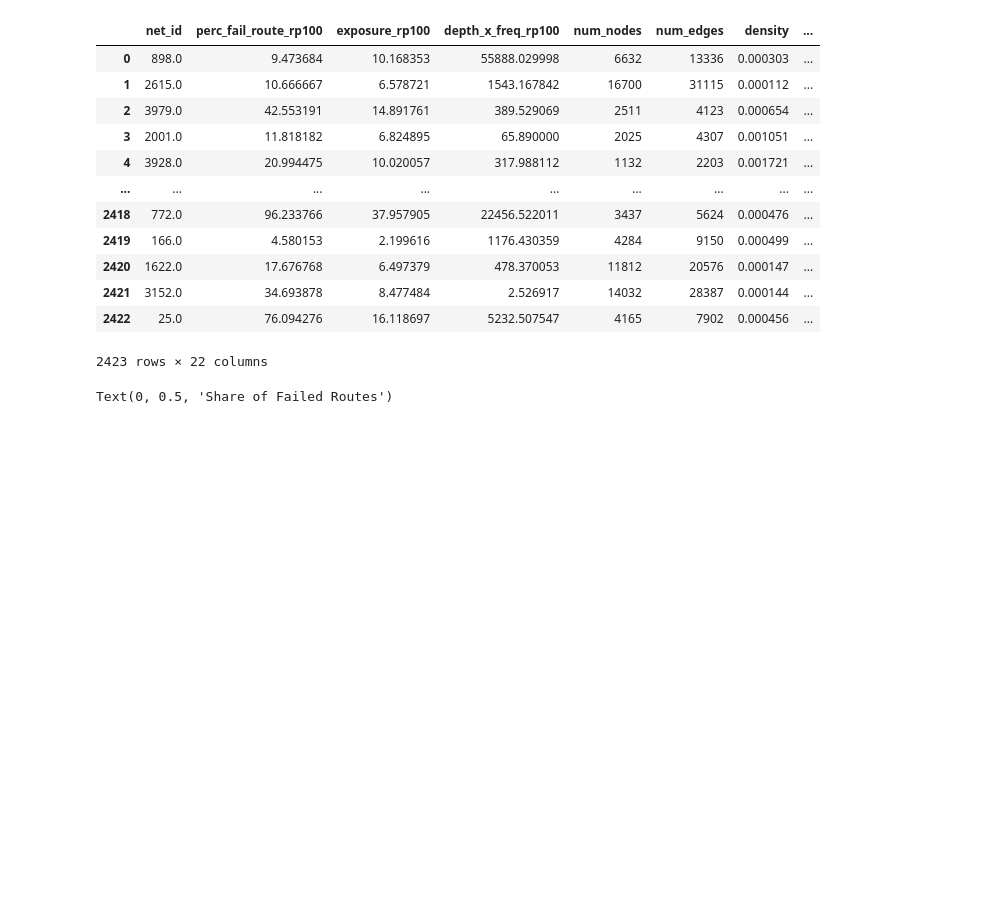
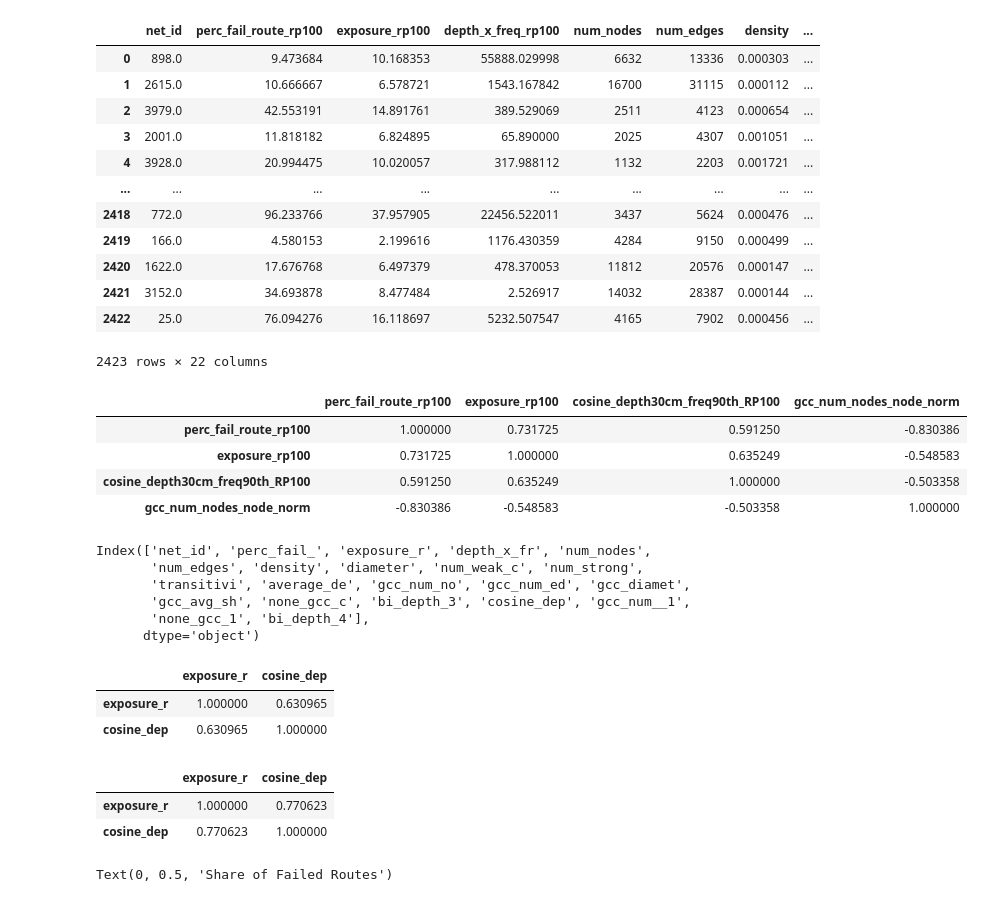
Before and after one commit to jesuslovesyiyi/Global-road-network-resilience, a Jupyter notebook: analysis/04_Visualization.ipynb, the cells around one changed output. Drawn from its saved outputs; the diff is of its cells as text; code cells hidden in the pictures; blank space fills up the shorter version.

```diff
--- a/analysis/04_Visualization.ipynb
+++ b/analysis/04_Visualization.ipynb
@@ -799,3 +799,11 @@ df
 | 2421 | 3152.0 | 34.693878 | 8.477484 | 2.526917 | 14032 | 28387 | 0.000144 | ... |
 | 2422 | 25.0 | 76.094276 | 16.118697 | 5232.507547 | 4165 | 7902 | 0.000456 | ... |
 2423 rows × 22 columns
+# %%
+df[['perc_fail_route_rp100','exposure_rp100', 'cosine_depth30cm_freq90th_RP100', 'gcc_num_nodes_node_norm']].corr()
+# %% [output]
+|  | perc_fail_route_rp100 | exposure_rp100 | cosine_depth30cm_freq90th_RP100 | gcc_num_nodes_node_norm |
+| perc_fail_route_rp100 | 1.000000 | 0.731725 | 0.591250 | -0.830386 |
+| exposure_rp100 | 0.731725 | 1.000000 | 0.635249 | -0.548583 |
+| cosine_depth30cm_freq90th_RP100 | 0.591250 | 0.635249 | 1.000000 | -0.503358 |
+| gcc_num_nodes_node_norm | -0.830386 | -0.548583 | -0.503358 | 1.000000 |
@@ -801,0 +812,9 @@ df
+# %%
+test_df.columns
+# %% [output]
+Index(['net_id', 'perc_fail_', 'exposure_r', 'depth_x_fr', 'num_nodes',
+       'num_edges', 'density', 'diameter', 'num_weak_c', 'num_strong',
+       'transitivi', 'average_de', 'gcc_num_no', 'gcc_num_ed', 'gcc_diamet',
+       'gcc_avg_sh', 'none_gcc_c', 'bi_depth_3', 'cosine_dep', 'gcc_num__1',
+       'none_gcc_1', 'bi_depth_4'],
+      dtype='object')
@@ -801,0 +823,6 @@ df
+# %%
+test_df[['exposure_r', 'cosine_dep']].corr()
+# %% [output]
+|  | exposure_r | cosine_dep |
+| exposure_r | 1.000000 | 0.630965 |
+| cosine_dep | 0.630965 | 1.000000 |
@@ -802,3 +831,9 @@ df
+# %%
+test_sel[['exposure_r', 'cosine_dep']].corr()
+# %% [output]
+|  | exposure_r | cosine_dep |
+| exposure_r | 1.000000 | 0.770623 |
+| cosine_dep | 0.770623 | 1.000000 |
 # %%
 plt.figure(figsize=(6,5))
 
```
Also changed, not shown: parts of 13 cells of this notebook.
